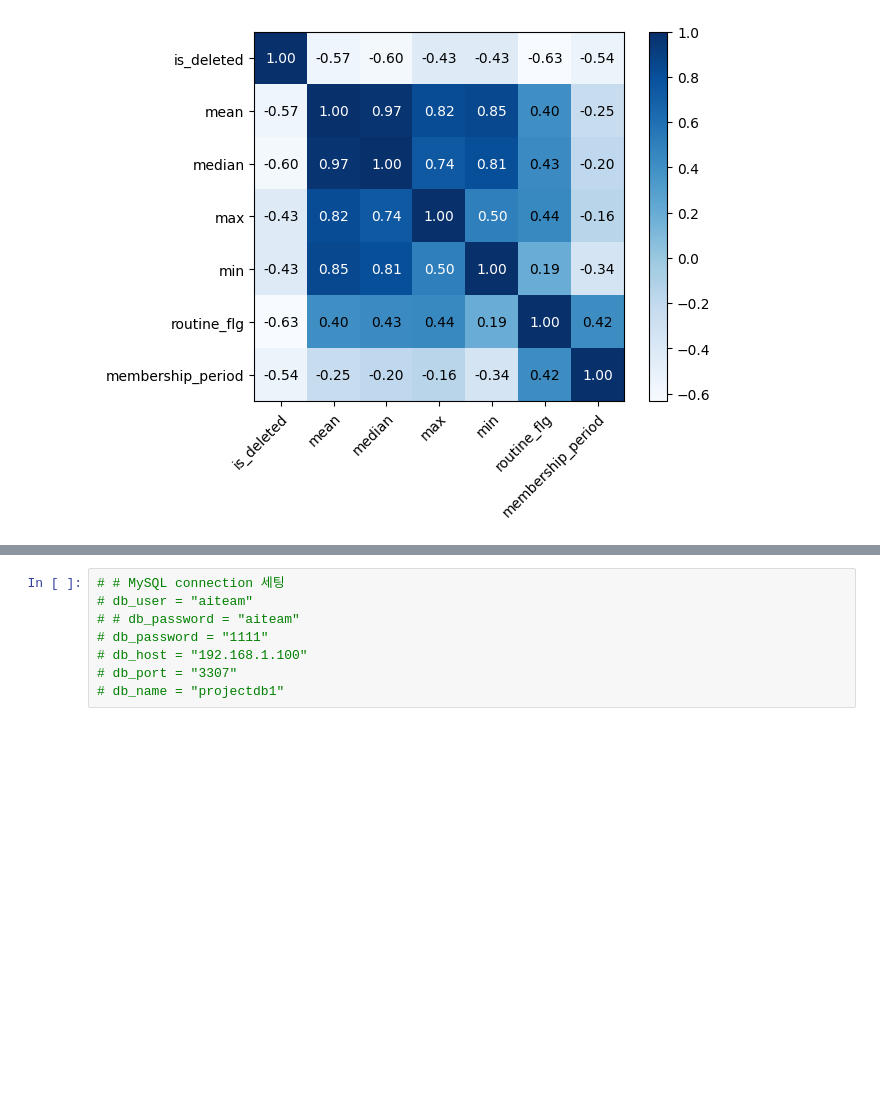
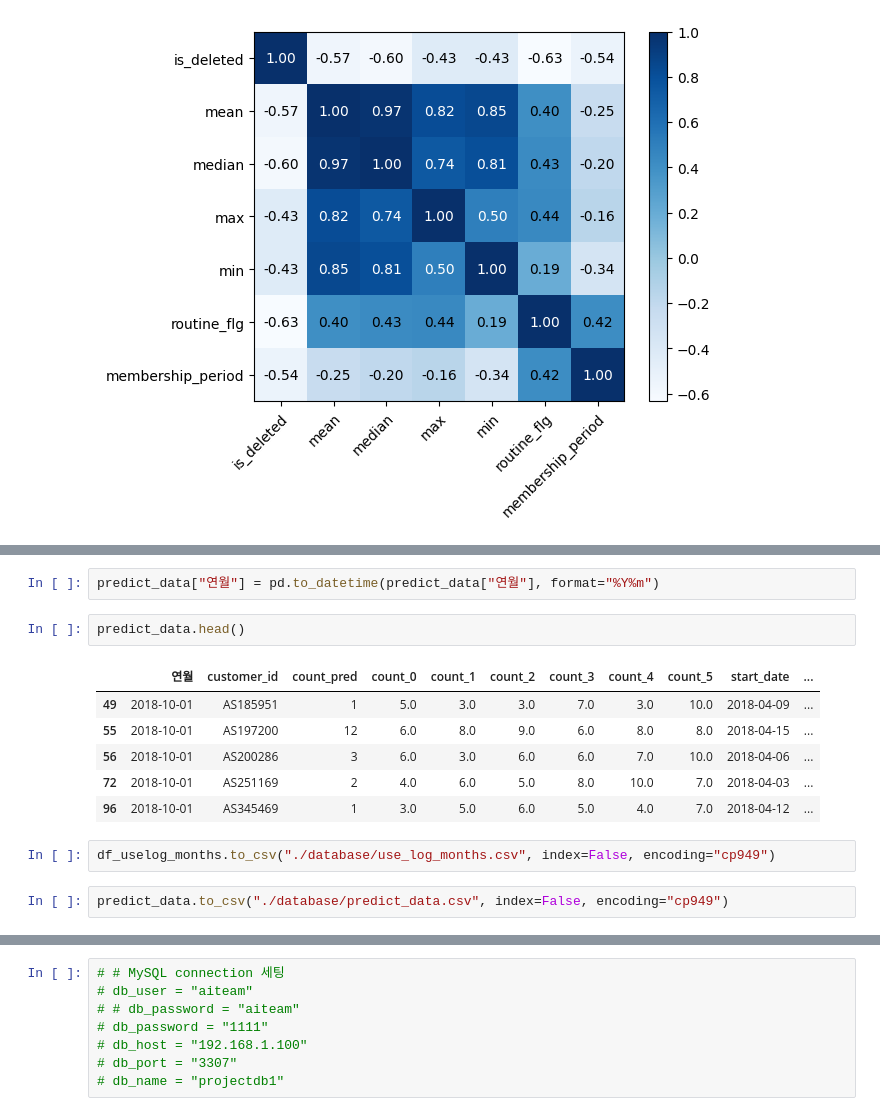
Before and after one commit to aroa97/practice, a Jupyter notebook: churn/db_test.ipynb, the cells around one changed output, grey strips where cells are left out. Drawn from its saved outputs; the diff is of its cells as text; blank space fills up the shorter version.

```diff
--- a/churn/db_test.ipynb
+++ b/churn/db_test.ipynb
@@ -408,0 +464,15 @@ plt.show()
+# %%
+predict_data["연월"] = pd.to_datetime(predict_data["연월"], format="%Y%m")
+# %%
+predict_data.head()
+# %% [output]
+|  | 연월 | customer_id | count_pred | count_0 | count_1 | count_2 | count_3 | count_4 | count_5 | start_date | ... |
+| 49 | 2018-10-01 | AS185951 | 1 | 5.0 | 3.0 | 3.0 | 7.0 | 3.0 | 10.0 | 2018-04-09 | ... |
+| 55 | 2018-10-01 | AS197200 | 12 | 6.0 | 8.0 | 9.0 | 6.0 | 8.0 | 8.0 | 2018-04-15 | ... |
+| 56 | 2018-10-01 | AS200286 | 3 | 6.0 | 3.0 | 6.0 | 6.0 | 7.0 | 10.0 | 2018-04-06 | ... |
+| 72 | 2018-10-01 | AS251169 | 2 | 4.0 | 6.0 | 5.0 | 8.0 | 10.0 | 7.0 | 2018-04-03 | ... |
+| 96 | 2018-10-01 | AS345469 | 1 | 3.0 | 5.0 | 6.0 | 5.0 | 4.0 | 7.0 | 2018-04-12 | ... |
+# %%
+df_uselog_months.to_csv("./database/use_log_months.csv", index=False, encoding="cp949")
+# %%
+predict_data.to_csv("./database/predict_data.csv", index=False, encoding="cp949")
```
Also changed, not shown: parts of 7 cells of this notebook, 15 other files.
